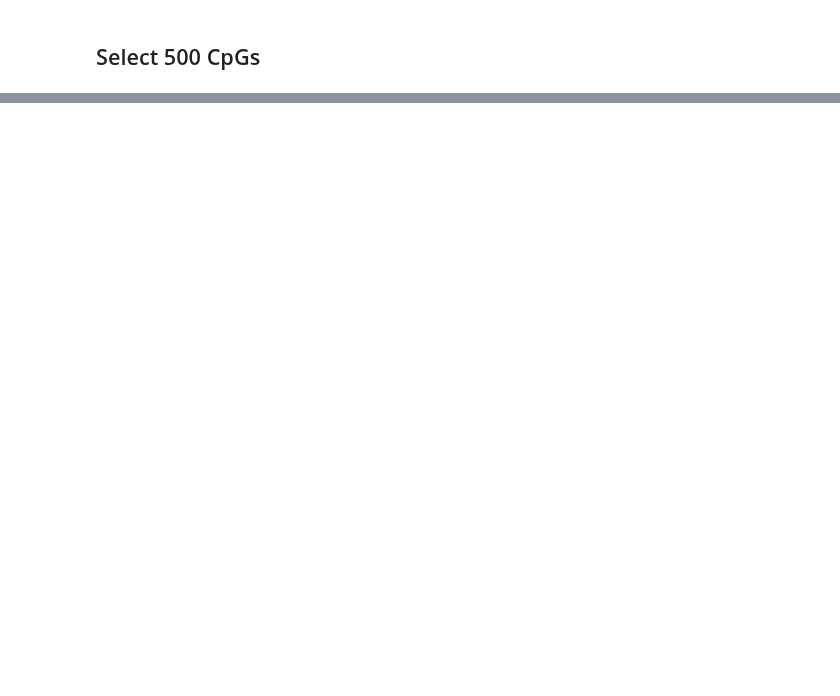
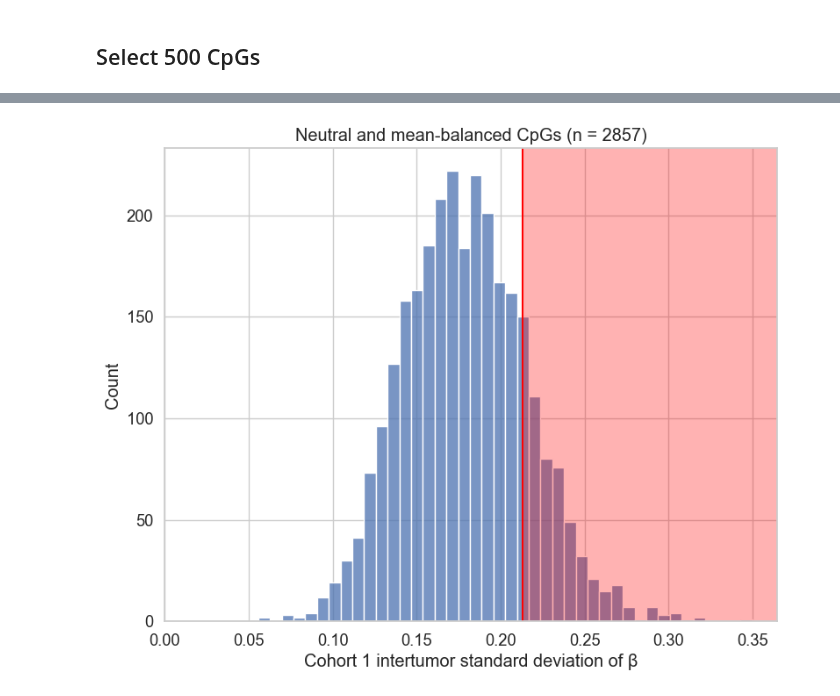
Before and after one commit to danmonyak/EpiClockInvasiveBRCA, a Jupyter notebook: Select_fCpGs/Select_fCpGs.ipynb, the cells around one changed output, grey strips where cells are left out. Drawn from its saved outputs; the diff is of its cells as text; code cells hidden in the pictures; blank space fills up the shorter version.

```diff
--- a/Select_fCpGs/Select_fCpGs.ipynb
+++ b/Select_fCpGs/Select_fCpGs.ipynb
@@ -119,0 +192,23 @@ NameError: name 'image_outdir' is not defined
+# %%
+fig, ax = plt.subplots(1, 1, figsize=(9, 7))
+
+balanced_means_CpGs = m_util.getCpG_list(data, local_util.BALANCED_CRITERIA, starting_CpG_list=neutral_DNA_CpG_list)
+
+sns.histplot(ax=ax, x=data['tumor']['beta_stds'].loc[balanced_means_CpGs])
+ax.set_xlabel('Cohort 1 intertumor standard deviation of β')
+ax.set_title(f'Neutral and mean-balanced CpGs (n = {len(balanced_means_CpGs)})')
+
+
+cutoff = data['tumor']['beta_stds'].loc[balanced_means_CpGs].sort_values()[-500]
+ax.axvline(cutoff, color=color)
+
+xmax = ax.get_xlim()[1]
+ymax = ax.get_ylim()[1]
+
+ax.fill([cutoff, xmax, xmax, cutoff], [0, 0, ymax, ymax], alpha=0.3, color='red', lw=0)
+ax.set_xlim(0, xmax)
+ax.set_ylim(0, ymax)
+
+fig.savefig(os.path.join(figure_outdir, 'Figure_2_B.pdf'), format='pdf', pad_inches=0.1)
+# %% [output]
+[figure, added]
```
Also changed, not shown: parts of 26 cells of this notebook, 7 other files.
